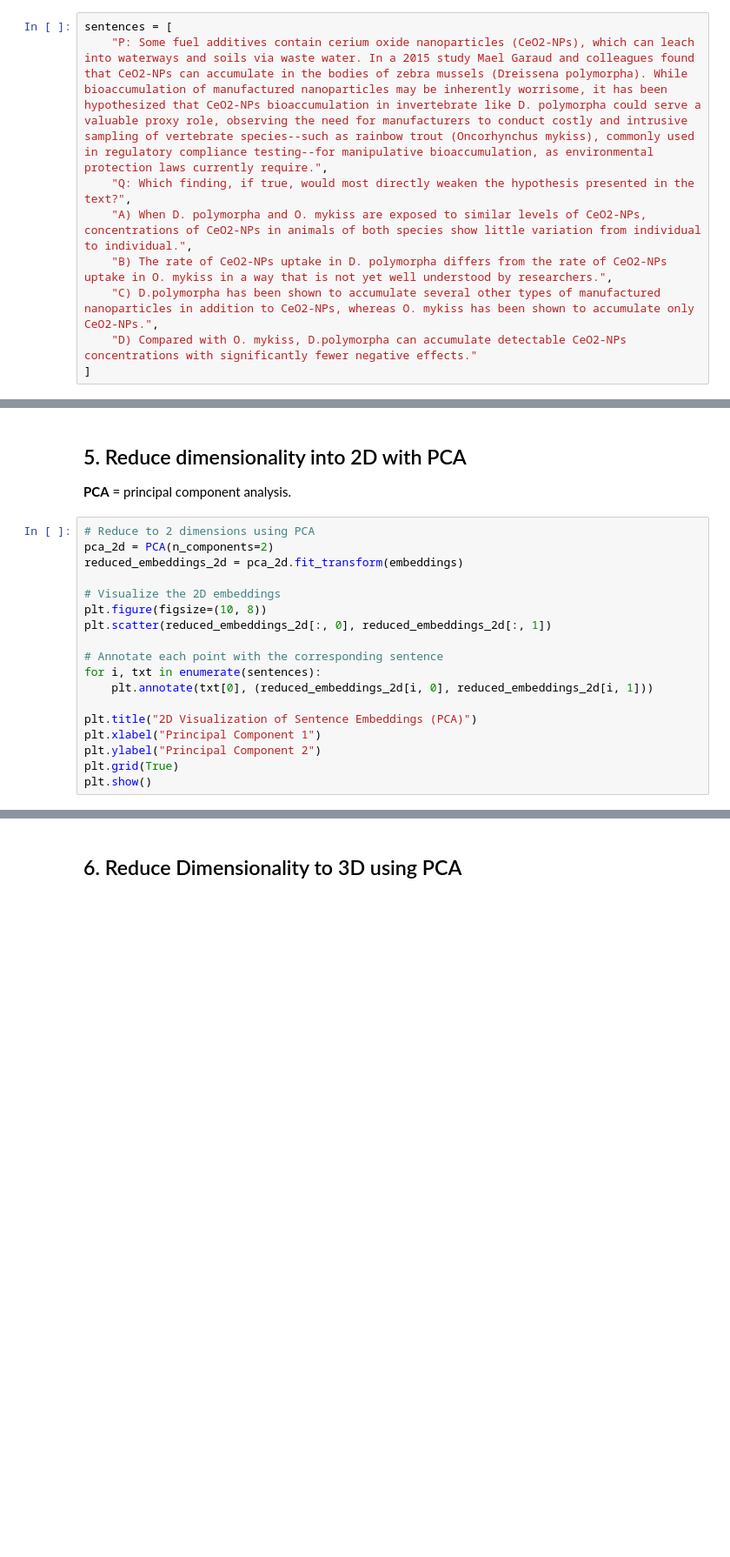
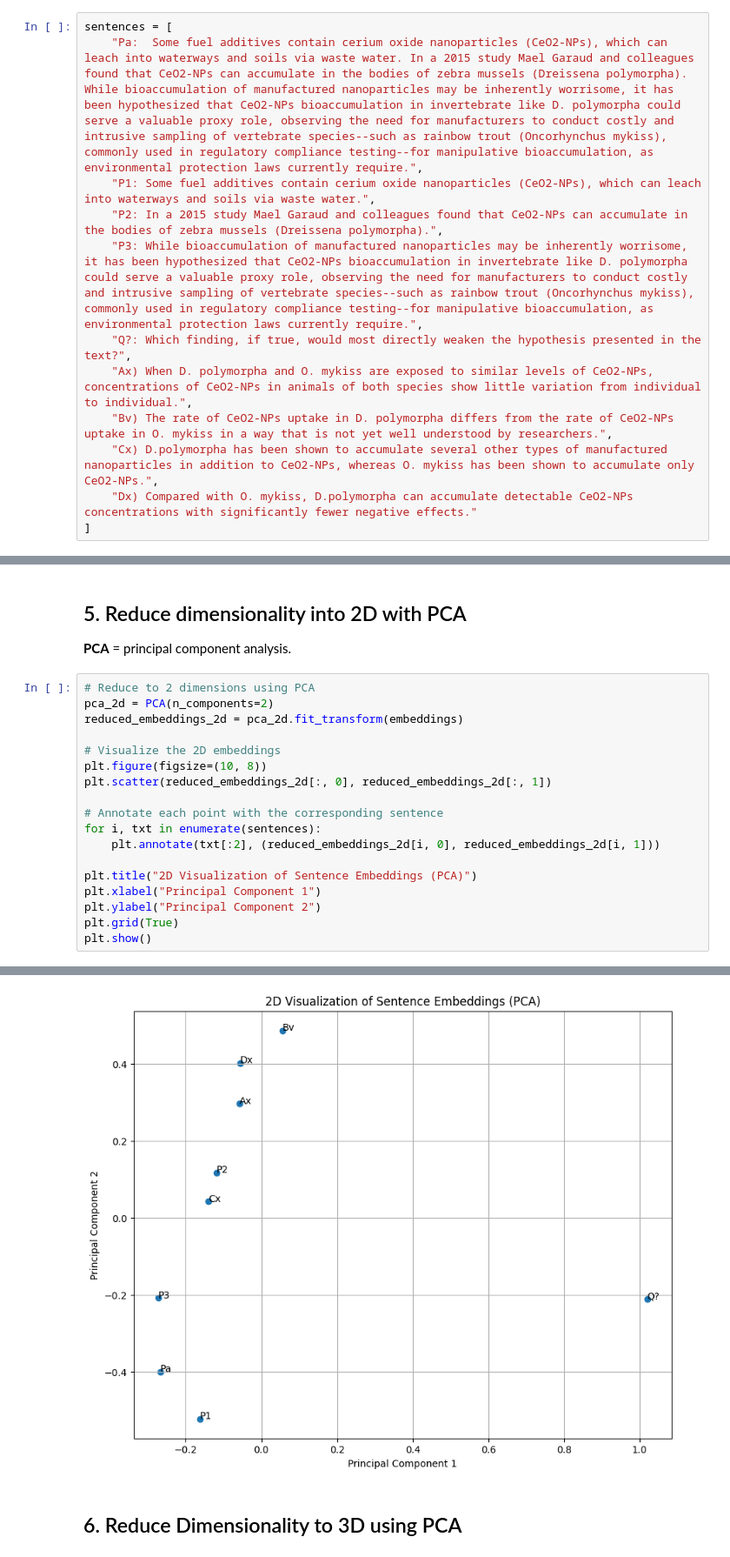
Before and after one commit to fengfrankgthb/Demonstrations, a Jupyter notebook: LIT_CeO2_embeddings.ipynb, the cells around one changed output, grey strips where cells are left out. Shown at 87% size. Cells and saved outputs as stored; diff of their text form; blank space fills up the shorter version.

```diff
--- a/LIT_CeO2_embeddings.ipynb
+++ b/LIT_CeO2_embeddings.ipynb
@@ -43,11 +57,14 @@ Used *118HHH Q1 on CeO2-NPs* for illustration.
 # %%
 sentences = [
-    "P: Some fuel additives contain cerium oxide nanoparticles (CeO2-NPs), which can leach into waterways and soils via waste water. In a 2015 study Mael Garaud and colleagues found that CeO2-NPs can accumulate in the bodies of zebra mussels (Dreissena polymorpha). While bioaccumulation of manufactured nanoparticles may be inherently worrisome, it has been hypothesized that CeO2-NPs bioaccumulation in invertebrate like D. polymorpha could serve a valuable proxy role, observing the need for manufacturers to conduct costly and intrusive sampling of vertebrate species--such as rainbow trout (Oncorhynchus mykiss), commonly used in regulatory compliance testing--for manipulative bioaccumulation, as environmental protection laws currently require.",
-    "Q: Which finding, if true, would most directly weaken the hypothesis presented in the text?",
-    "A) When D. polymorpha and O. mykiss are exposed to similar levels of CeO2-NPs, concentrations of CeO2-NPs in animals of both species show little variation from individual to individual.",
-    "B) The rate of CeO2-NPs uptake in D. polymorpha differs from the rate of CeO2-NPs uptake in O. mykiss in a way that is not yet well understood by researchers.",
-    "C) D.polymorpha has been shown to accumulate several other types of manufactured nanoparticles in addition to CeO2-NPs, whereas O. mykiss has been shown to accumulate only CeO2-NPs.",
-    "D) Compared with O. mykiss, D.polymorpha can accumulate detectable CeO2-NPs concentrations with significantly fewer negative effects."
+    "Pa:  Some fuel additives contain cerium oxide nanoparticles (CeO2-NPs), which can leach into waterways and soils via waste water. In a 2015 study Mael Garaud and colleagues found that CeO2-NPs can accumulate in the bodies of zebra mussels (Dreissena polymorpha). While bioaccumulation of manufactured nanoparticles may be inherently worrisome, it has been hypothesized that CeO2-NPs bioaccumulation in invertebrate like D. polymorpha could serve a valuable proxy role, observing the need for manufacturers to conduct costly and intrusive sampling of vertebrate species--such as rainbow trout (Oncorhynchus mykiss), commonly used in regulatory compliance testing--for manipulative bioaccumulation, as environmental protection laws currently require.",
+    "P1: Some fuel additives contain cerium oxide nanoparticles (CeO2-NPs), which can leach into waterways and soils via waste water.",
+    "P2: In a 2015 study Mael Garaud and colleagues found that CeO2-NPs can accumulate in the bodies of zebra mussels (Dreissena polymorpha).",
+    "P3: While bioaccumulation of manufactured nanoparticles may be inherently worrisome, it has been hypothesized that CeO2-NPs bioaccumulation in invertebrate like D. polymorpha could serve a valuable proxy role, observing the need for manufacturers to conduct costly and intrusive sampling of vertebrate species--such as rainbow trout (Oncorhynchus mykiss), commonly used in regulatory compliance testing--for manipulative bioaccumulation, as environmental protection laws currently require.",
+    "Q?: Which finding, if true, would most directly weaken the hypothesis presented in the text?",
+    "Ax) When D. polymorpha and O. mykiss are exposed to similar levels of CeO2-NPs, concentrations of CeO2-NPs in animals of both species show little variation from individual to individual.",
+    "Bv) The rate of CeO2-NPs uptake in D. polymorpha differs from the rate of CeO2-NPs uptake in O. mykiss in a way that is not yet well understood by researchers.",
+    "Cx) D.polymorpha has been shown to accumulate several other types of manufactured nanoparticles in addition to CeO2-NPs, whereas O. mykiss has been shown to accumulate only CeO2-NPs.",
+    "Dx) Compared with O. mykiss, D.polymorpha can accumulate detectable CeO2-NPs concentrations with significantly fewer negative effects."
 ]
 # %% [markdown]
 ## 4. Generate Embedding on sentences.
@@ -89,7 +108,7 @@ plt.scatter(reduced_embeddings_2d[:, 0], reduced_embeddings_2d[:, 1])
 
 # Annotate each point with the corresponding sentence
 for i, txt in enumerate(sentences):
-    plt.annotate(txt[0], (reduced_embeddings_2d[i, 0], reduced_embeddings_2d[i, 1]))
+    plt.annotate(txt[:2], (reduced_embeddings_2d[i, 0], reduced_embeddings_2d[i, 1]))
 
 plt.title("2D Visualization of Sentence Embeddings (PCA)")
 plt.xlabel("Principal Component 1")
@@ -102,3 +119,4 @@ plt.show()
+[figure, added]
 # %% [markdown]
 ## 6. Reduce Dimensionality to 3D using PCA
 # %%
```
Also changed, not shown: parts of 10 cells of this notebook.
